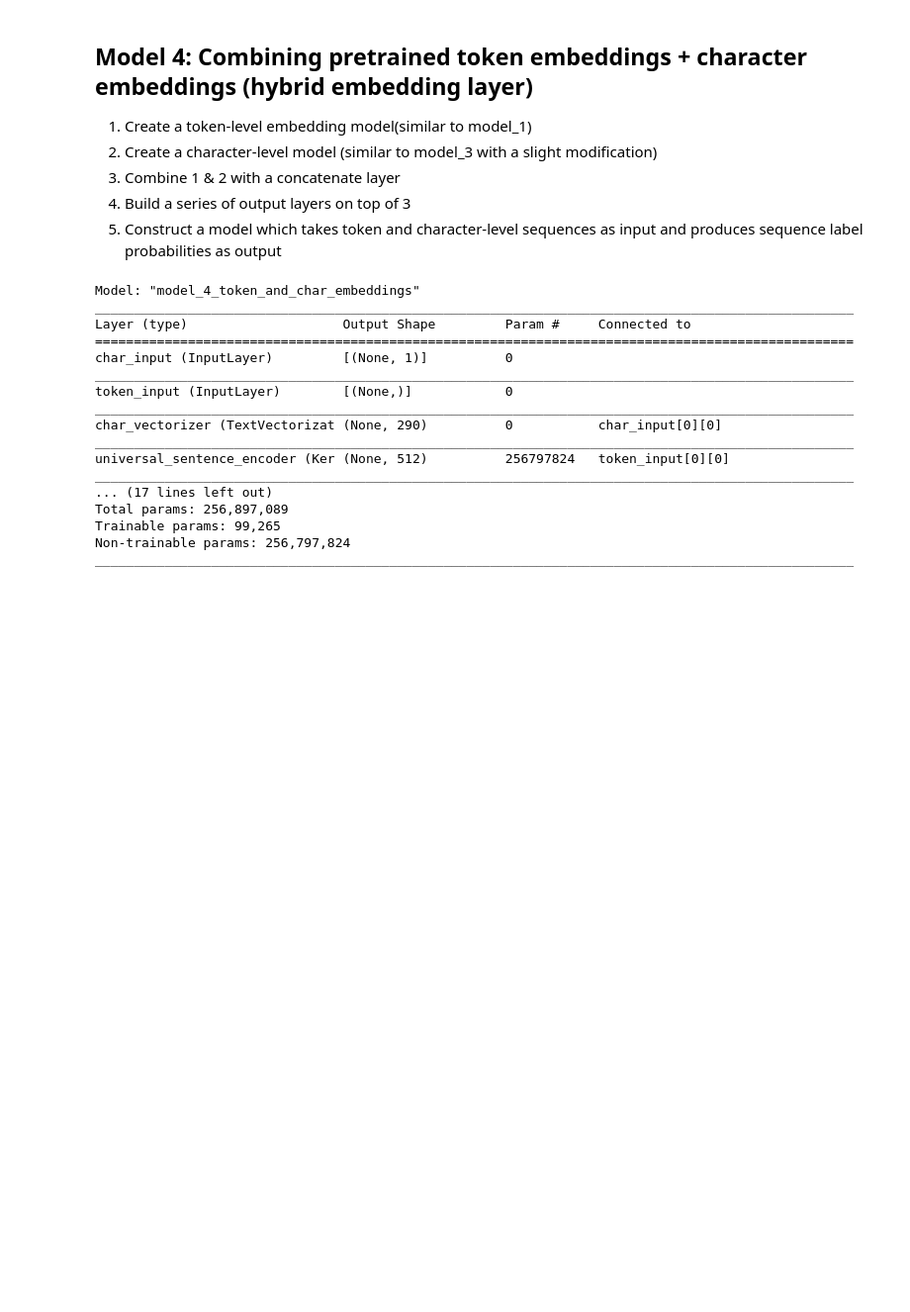
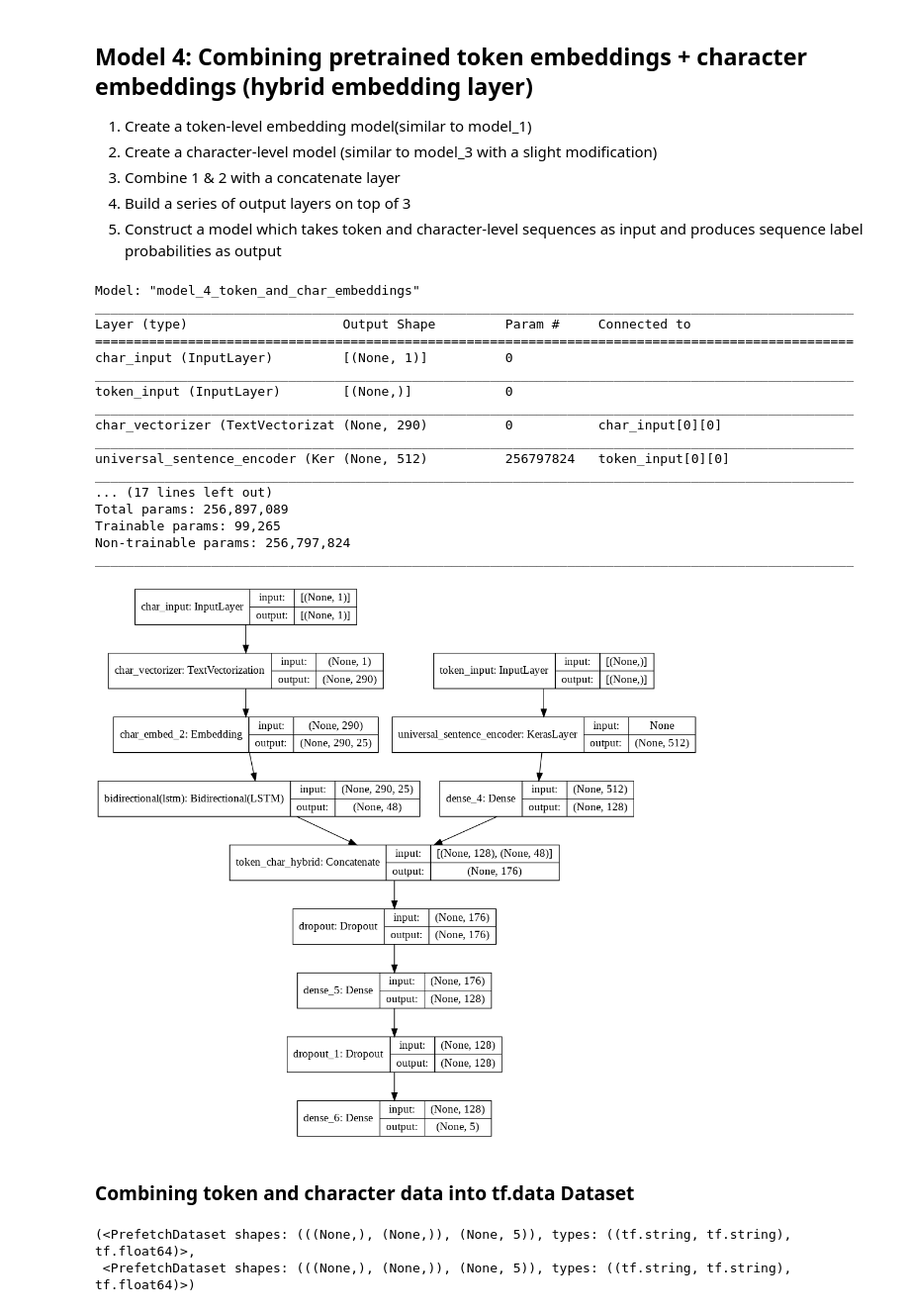
Before and after one commit to egehanasal/Deep-Learning, a Jupyter notebook: Deep Learning with Tensorflow/NLP ❤/NLP_Project_SkimLit.ipynb, the cells around one changed output. Shown at 99% size. Saved outputs shown, nothing was run; the diff lists cells and outputs as text; code cells hidden in the pictures; blank space fills up the shorter version.

```diff
--- a/Deep Learning with Tensorflow/NLP ❤/NLP_Project_SkimLit.ipynb
+++ b/Deep Learning with Tensorflow/NLP ❤/NLP_Project_SkimLit.ipynb
@@ -1109,3 +1108,8 @@ Total params: 256,897,089
 Trainable params: 99,265
 Non-trainable params: 256,797,824
 __________________________________________________________________________________________________
+# %%
+from tensorflow.keras.utils import plot_model
+plot_model(model_4, show_shapes=True)
+# %% [output]
+[figure, added]
@@ -1111,0 +1121,2 @@ ________________________________________________________________________________
+# %% [markdown]
+### Combining token and character data into tf.data Dataset
@@ -1111,0 +1139,6 @@ ________________________________________________________________________________
+# %%
+# check out our training char and token embedding dataset
+train_char_token_dataset, val_char_token_dataset
+# %% [output]
+(<PrefetchDataset shapes: (((None,), (None,)), (None, 5)), types: ((tf.string, tf.string), tf.float64)>,
+ <PrefetchDataset shapes: (((None,), (None,)), (None, 5)), types: ((tf.string, tf.string), tf.float64)>)
```
Also changed, not shown: parts of 31 cells of this notebook.
